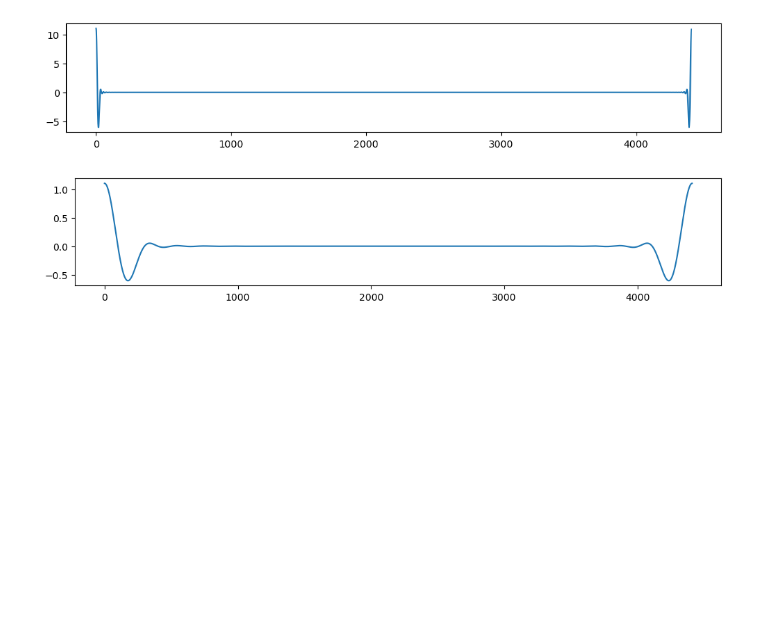
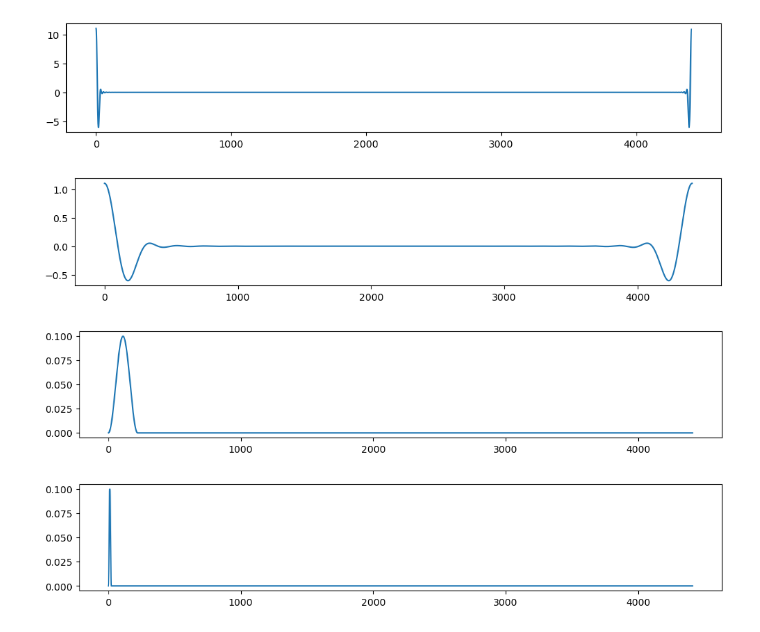
Before and after one commit to LiRayX/AcousticalWaveModels, a Jupyter notebook: acoustic_wave_models.ipynb, the cells around one changed output. Saved outputs shown, nothing was run; the diff lists cells and outputs as text; code cells hidden in the pictures; blank space fills up the shorter version.

```diff
--- a/acoustic_wave_models.ipynb
+++ b/acoustic_wave_models.ipynb
@@ -389,25 +400,33 @@ def stresses_matrix(w, r, kz, lame_constant, shear_modulus, p_wave_velocity, s_w
 # %%
 T = 0.005           # pulse duration (s)
 fs = 44100          # sample rate of pulse (Hz)
 T_2 = 0.0005           # pulse duration (s)
 fs_2 = 44100          # sample rate of pulse (Hz)
 time_range = 0.1
 z = z/1000
 A = 0.1             # amplitude of different pulse
 pulse1 = pulse_init(T, fs, id, A)
 pulse2 = pulse_init(T_2, fs_2, id, A)
 N_1 = 2*int(time_range*fs/2)
 N_2 = 2*int(time_range*fs_2/2)
 # time_series = 1/fs*np.arange(N)
 pulse1.add_zero(N_1)
 pulse2.add_zero(N_2)
 strength1 = np.fft.fft(pulse1.signal)
 strength2 = np.fft.fft(pulse2.signal)
+pulse_ifft1 = np.fft.ifft(strength1)
+pulse_ifft2 = np.fft.ifft(strength2)
 plt.figure(1)
 plt.plot(strength1)
 plt.figure(2)
 plt.plot(strength2)
+plt.figure(3)
+plt.plot(pulse_ifft1)
+plt.figure(4)
+plt.plot(pulse_ifft2)
 plt.show()
 # %% [output]
 [figure]
 [figure]
+[figure, added]
+[figure, added]
```
Also changed, not shown: parts of 2 cells of this notebook, 3 other files.
